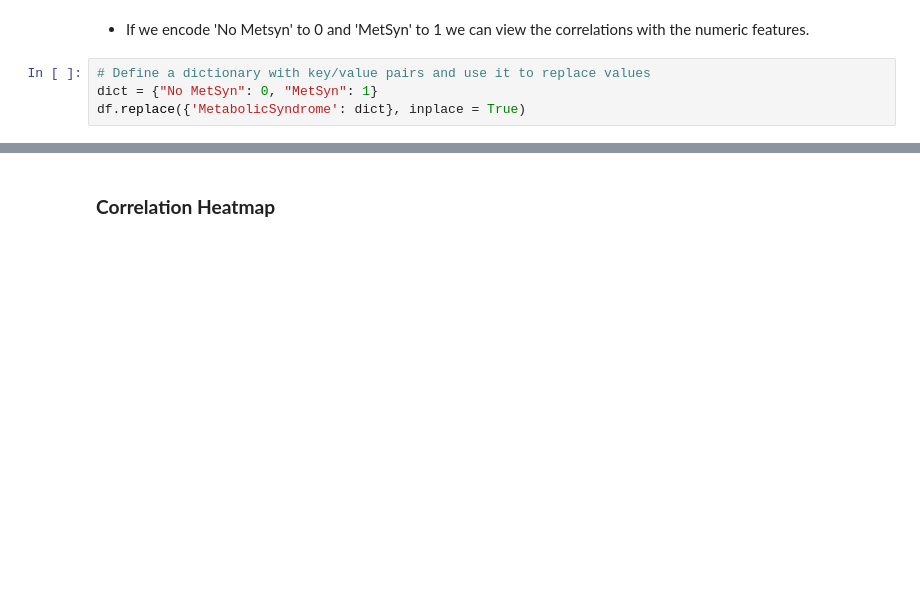
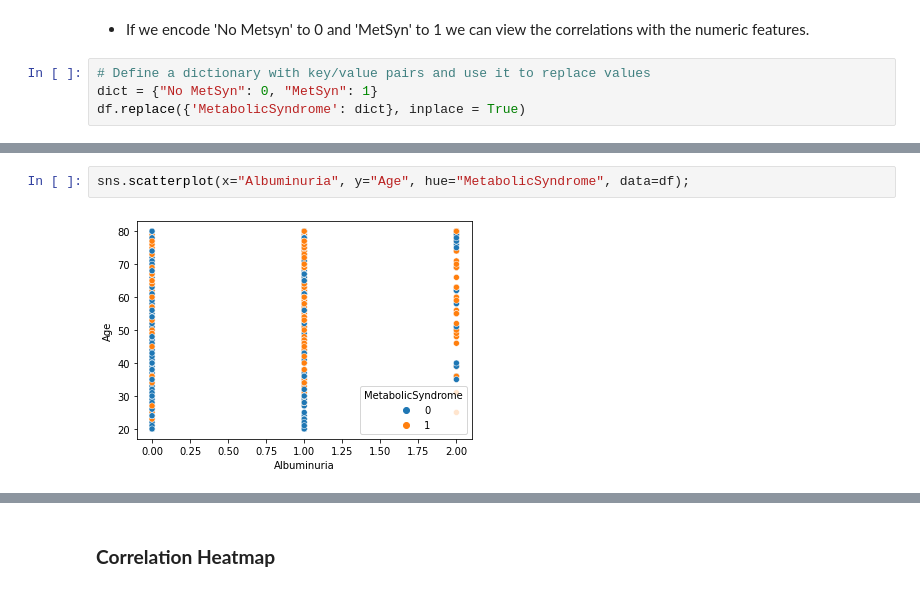
Before and after one commit to YBilodeau/Metabolic-Syndrome-Prediction-Project, a Jupyter notebook: Prediction_of_Metabolic_Syndrome_Using_Machine_Learning.ipynb, the cells around one changed output, grey strips where cells are left out. Drawn from its saved outputs; the diff is of its cells as text; blank space fills up the shorter version.

```diff
--- a/Prediction_of_Metabolic_Syndrome_Using_Machine_Learning.ipynb
+++ b/Prediction_of_Metabolic_Syndrome_Using_Machine_Learning.ipynb
@@ -1259,0 +1284,4 @@ df.replace({'MetabolicSyndrome': dict}, inplace = True)
+# %%
+sns.scatterplot(x="Albuminuria", y="Age", hue="MetabolicSyndrome", data=df);
+# %% [output]
+[figure, added]
```
Also changed, not shown: parts of 12 cells of this notebook.
